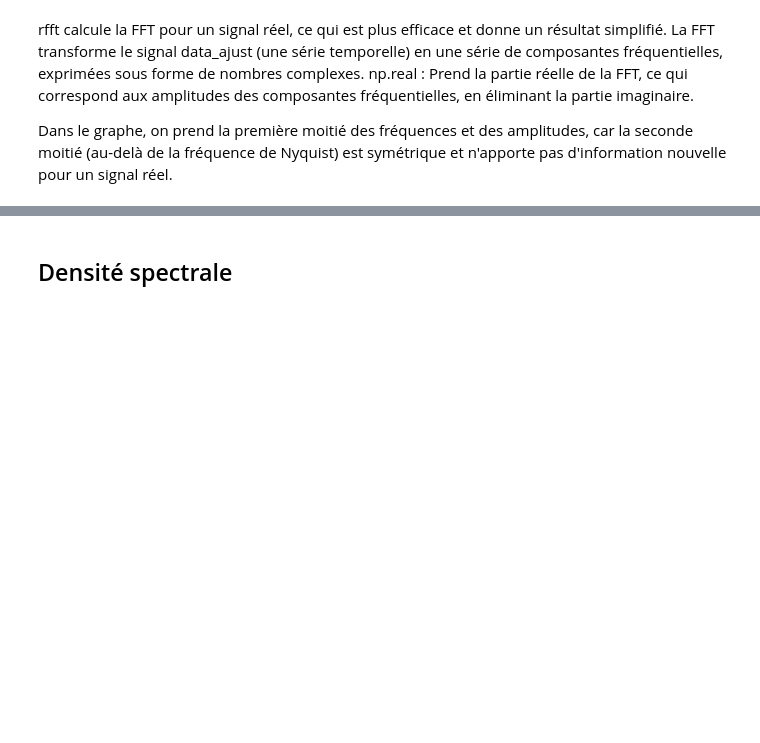
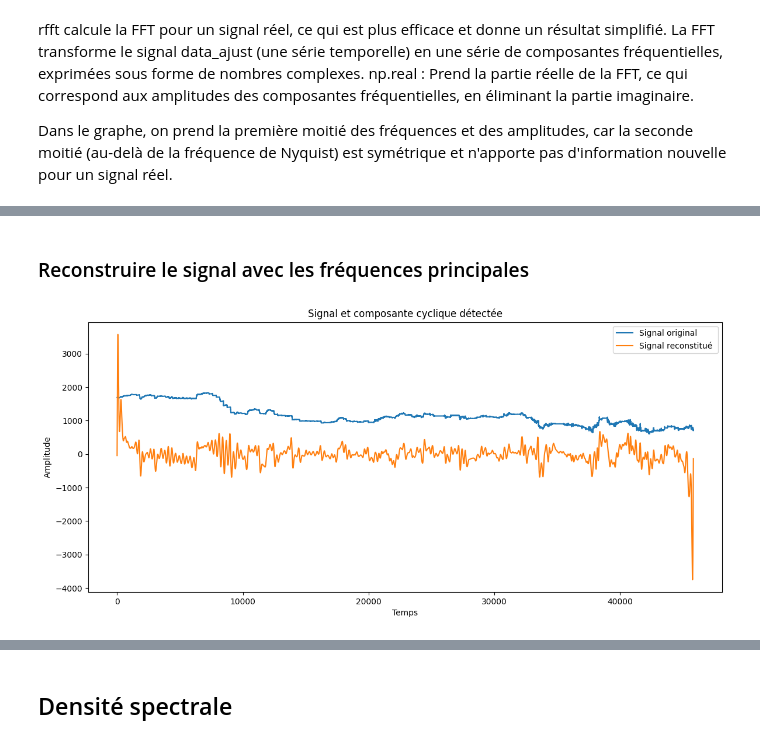
Before and after one commit to PiDchsn/Projet-RI, a Jupyter notebook: Analyse.ipynb, the cells around one changed output, grey strips where cells are left out. Cells and saved outputs as stored; diff of their text form; code cells hidden in the pictures; blank space fills up the shorter version.

```diff
--- a/Analyse.ipynb
+++ b/Analyse.ipynb
@@ -382,0 +385,23 @@ plt.show()
+# %% [markdown]
+### Reconstruire le signal avec les fréquences principales
+# %%
+signal_rec = np.zeros(len(data_ajust))
+for p in peaks :
+    largeur_bande = frequences[p] / 4  # Largeur de bande autour de la fréquence dominante (j'ai testé différentes valeurs)
+    filtre_cyclique = (np.abs(np.fft.rfftfreq(N, T) - frequences[p]) < largeur_bande)
+
+    # Appliquer le filtre pour isoler la composante cyclique
+    signal_cyclique_fft = signal_fft * filtre_cyclique
+    signal_cyclique = np.fft.irfft(signal_cyclique_fft)
+    signal_rec += signal_cyclique
+
+plt.figure(figsize=(14, 6))
+plt.plot(data_ajust, label="Signal original")
+plt.plot(signal_rec, label="Signal reconstitué ")
+plt.xlabel("Temps")
+plt.ylabel("Amplitude")
+plt.title("Signal et composante cyclique détectée")
+plt.legend()
+plt.show()
+# %% [output]
+[figure, added]
```
Also changed, not shown: parts of 19 cells of this notebook.
